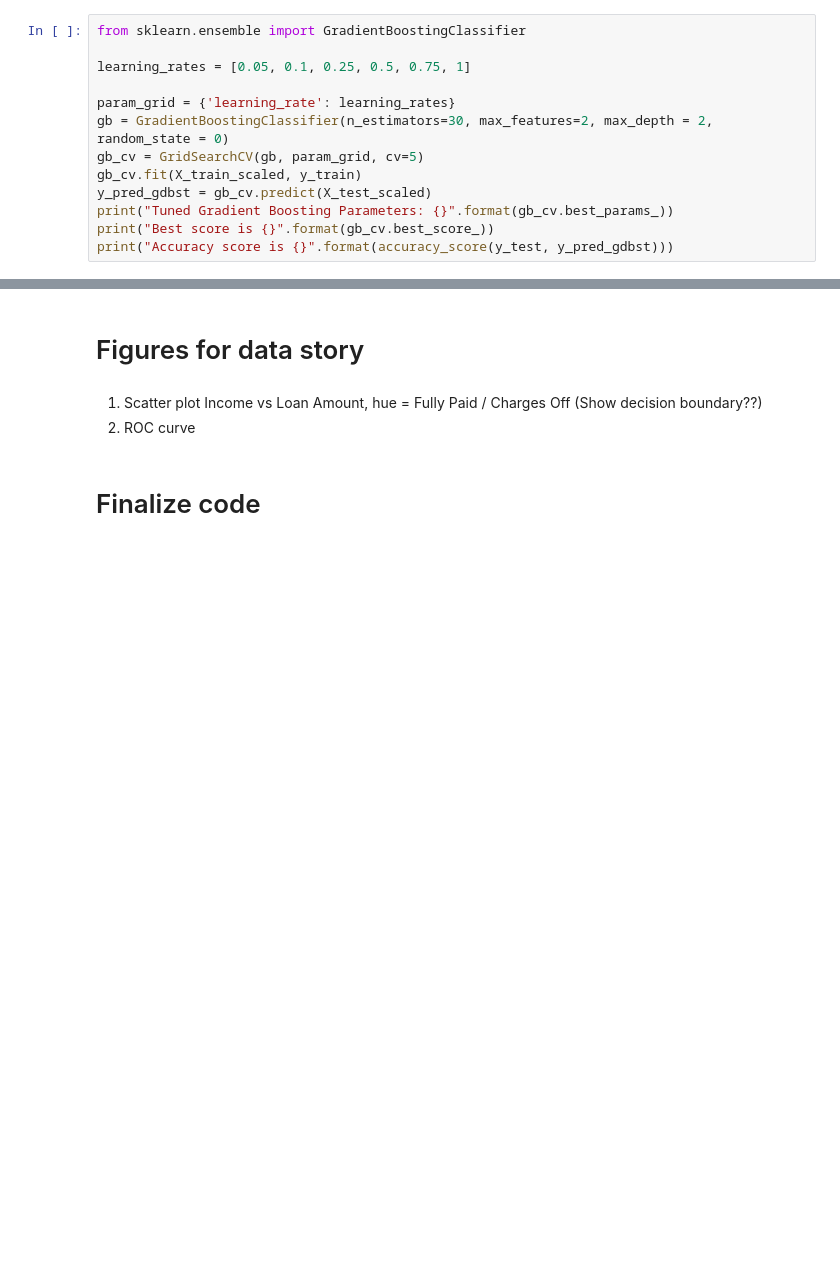
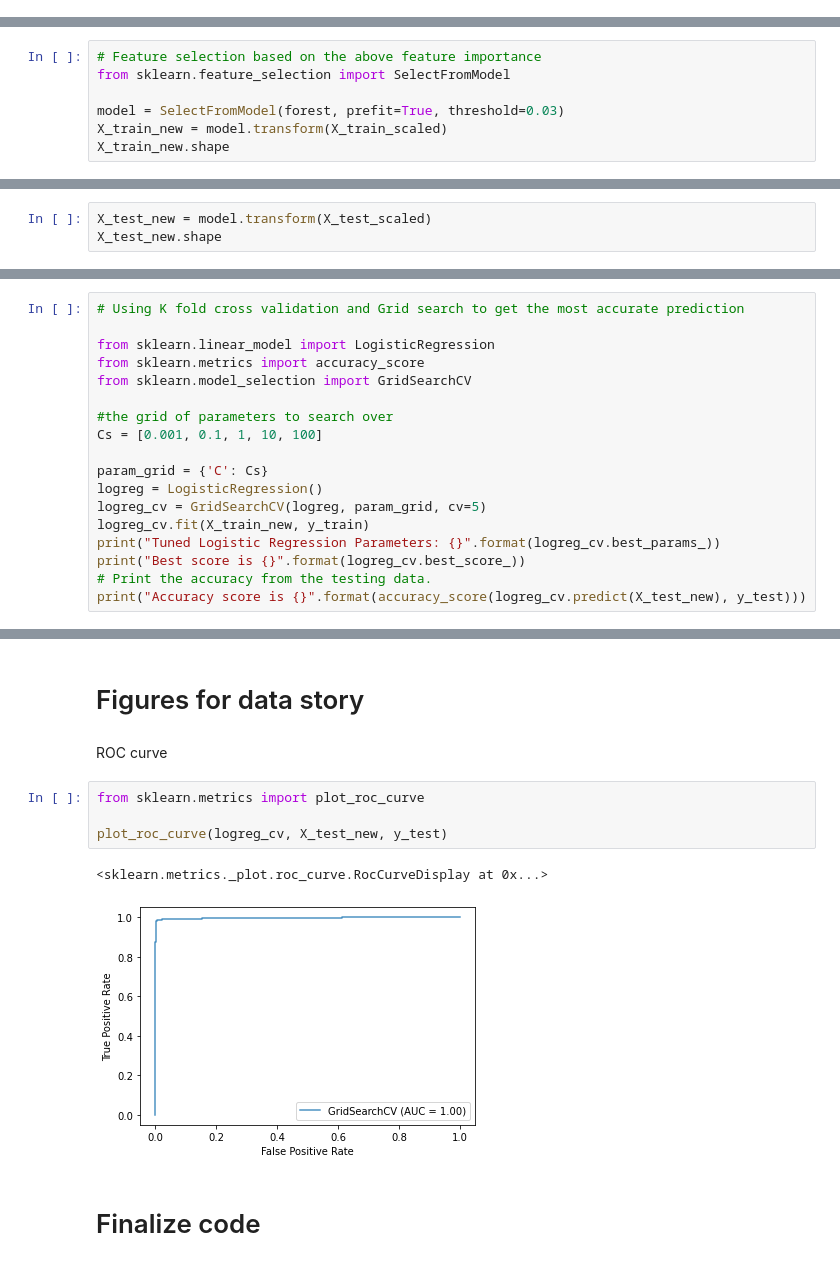
Before and after one commit to sudkpa/SB_DS, a Jupyter notebook: Career_Track/Capstone_Two/Documentation/Cap2_Notebook_stepsix.ipynb, the cells around one changed output, grey strips where cells are left out. Saved outputs shown, nothing was run; the diff lists cells and outputs as text; blank space fills up the shorter version.

```diff
--- a/Career_Track/Capstone_Two/Documentation/Cap2_Notebook_stepsix.ipynb
+++ b/Career_Track/Capstone_Two/Documentation/Cap2_Notebook_stepsix.ipynb
@@ -159,13 +141,0 @@ array([[ 2.14793156,  2.95373878,  0.37614723, ..., -0.10677954,
-# %%
-from sklearn.ensemble import GradientBoostingClassifier
-
-learning_rates = [0.05, 0.1, 0.25, 0.5, 0.75, 1]
-
-param_grid = {'learning_rate': learning_rates}
-gb = GradientBoostingClassifier(n_estimators=30, max_features=2, max_depth = 2, random_state = 0)
-gb_cv = GridSearchCV(gb, param_grid, cv=5)
-gb_cv.fit(X_train_scaled, y_train)
-y_pred_gdbst = gb_cv.predict(X_test_scaled)
-print("Tuned Gradient Boosting Parameters: {}".format(gb_cv.best_params_))
-print("Best score is {}".format(gb_cv.best_score_))
-print("Accuracy score is {}".format(accuracy_score(y_test, y_pred_gdbst)))
@@ -175,0 +183,7 @@ Accuracy score is 0.88142
+# %%
+# Feature selection based on the above feature importance
+from sklearn.feature_selection import SelectFromModel
+
+model = SelectFromModel(forest, prefit=True, threshold=0.03)
+X_train_new = model.transform(X_train_scaled)
+X_train_new.shape
@@ -175,0 +192,3 @@ Accuracy score is 0.88142
+# %%
+X_test_new = model.transform(X_test_scaled)
+X_test_new.shape
@@ -175,0 +225,18 @@ Accuracy score is 0.88142
+# %%
+# Using K fold cross validation and Grid search to get the most accurate prediction
+
+from sklearn.linear_model import LogisticRegression
+from sklearn.metrics import accuracy_score
+from sklearn.model_selection import GridSearchCV
+
+#the grid of parameters to search over
+Cs = [0.001, 0.1, 1, 10, 100]
+
+param_grid = {'C': Cs}
+logreg = LogisticRegression()
+logreg_cv = GridSearchCV(logreg, param_grid, cv=5)
+logreg_cv.fit(X_train_new, y_train)
+print("Tuned Logistic Regression Parameters: {}".format(logreg_cv.best_params_))
+print("Best score is {}".format(logreg_cv.best_score_))
+# Print the accuracy from the testing data.
+print("Accuracy score is {}".format(accuracy_score(logreg_cv.predict(X_test_new), y_test)))
@@ -215,7 +287,13 @@ Test Data Set Gradient Boosting: roc_auc_score=0.769
 # %% [markdown]
 # Figures for data story
-# %% [markdown]
-1. Scatter plot Income vs Loan Amount, hue = Fully Paid / Charges Off (Show decision boundary??)<br>
-2. ROC curve
+# %% [markdown]
+ROC curve
+# %%
+from sklearn.metrics import plot_roc_curve
+
+plot_roc_curve(logreg_cv, X_test_new, y_test)
+# %% [output]
+<sklearn.metrics._plot.roc_curve.RocCurveDisplay at 0x...>
+[figure, added]
 # %% [markdown]
 # Finalize code
```
Also changed, not shown: parts of 31 cells of this notebook.
